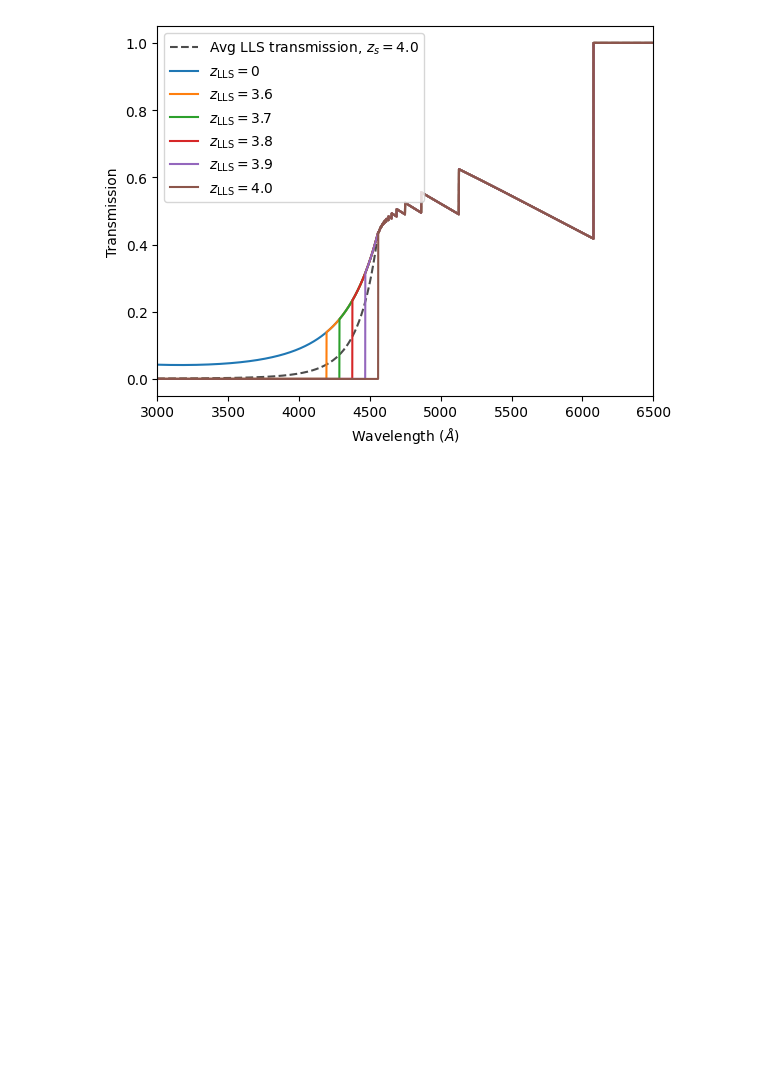
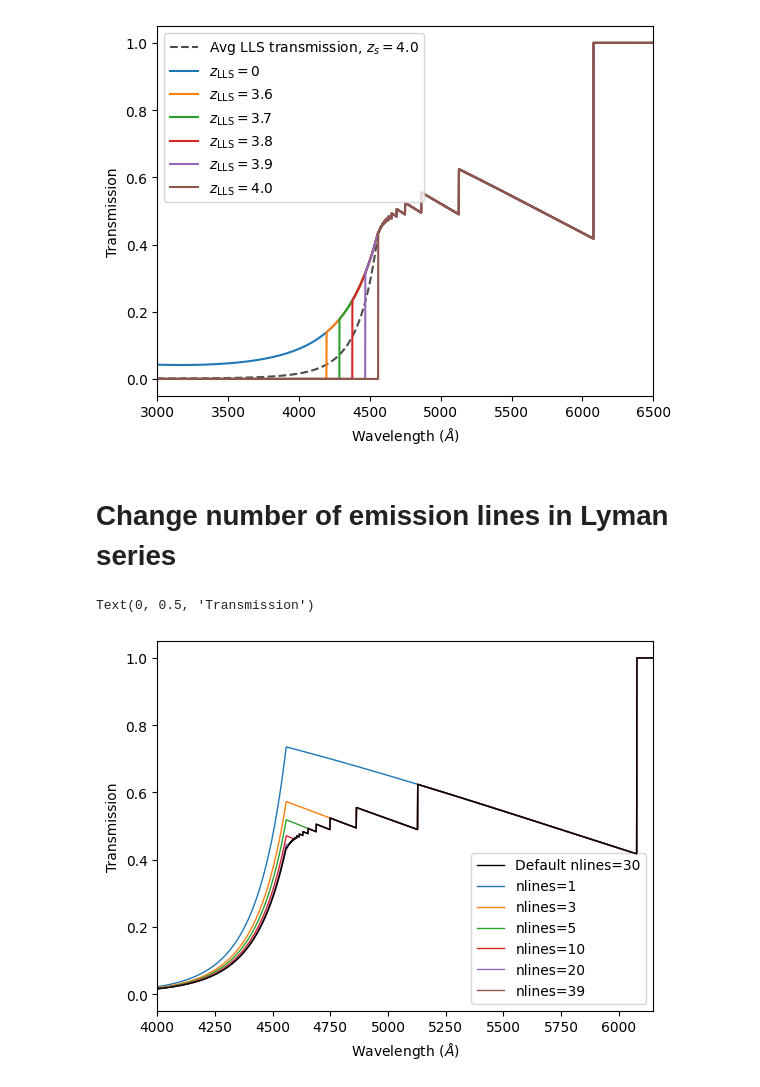
Before and after one commit to katkauma/igm_model, a Jupyter notebook: example.ipynb, the cells around one changed output. Saved outputs shown, nothing was run; the diff lists cells and outputs as text; code cells hidden in the pictures; blank space fills up the shorter version.

Commit message:
added nlines to example.ipynb

```diff
--- a/example.ipynb
+++ b/example.ipynb
@@ -4,7 +4,7 @@ import matplotlib.pyplot as plt
 
 from kauma_absorption import calc_transmission
 # %%
-restwav = np.linspace(350.,1800., 7000)
+restwav = np.linspace(350.,1800., 8000)
 # %% [markdown]
 # Transmission function
 # %%
@@ -83,3 +83,27 @@ plt.ylabel('Transmission')
 # %% [output]
 Text(0, 0.5, 'Transmission')
 [figure]
+# %% [markdown]
+# Change number of emission lines in Lyman series
+# %%
+z_s=4.0
+nlines = [1, 3, 5, 10, 20, 39]
+
+default = calc_transmission(z_s=z_s, l_obs=obswav) #average for comparison
+
+plt.figure()
+plt.plot(obswav, default, color='black', label='Default nlines=30', lw=1.,zorder=10)
+
+for n in nlines:
+    trans_nlines = calc_transmission(z_s=z_s, l_obs=obswav, nlines=n) #lls at specified break
+    plt.plot(obswav, trans_nlines, lw=1., label=f'nlines={n}')
+
+
+plt.legend(loc='lower right')
+
+plt.xlim(4000,6150)
+plt.xlabel('Wavelength ($\AA$)')
+plt.ylabel('Transmission')
+# %% [output]
+Text(0, 0.5, 'Transmission')
+[figure, added]
```
